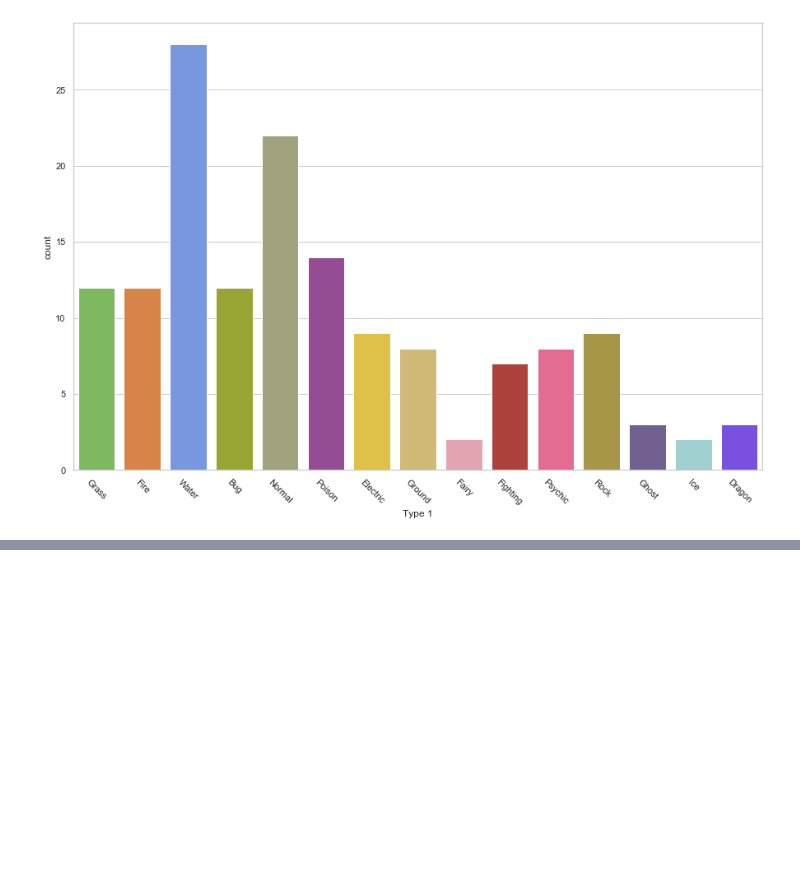
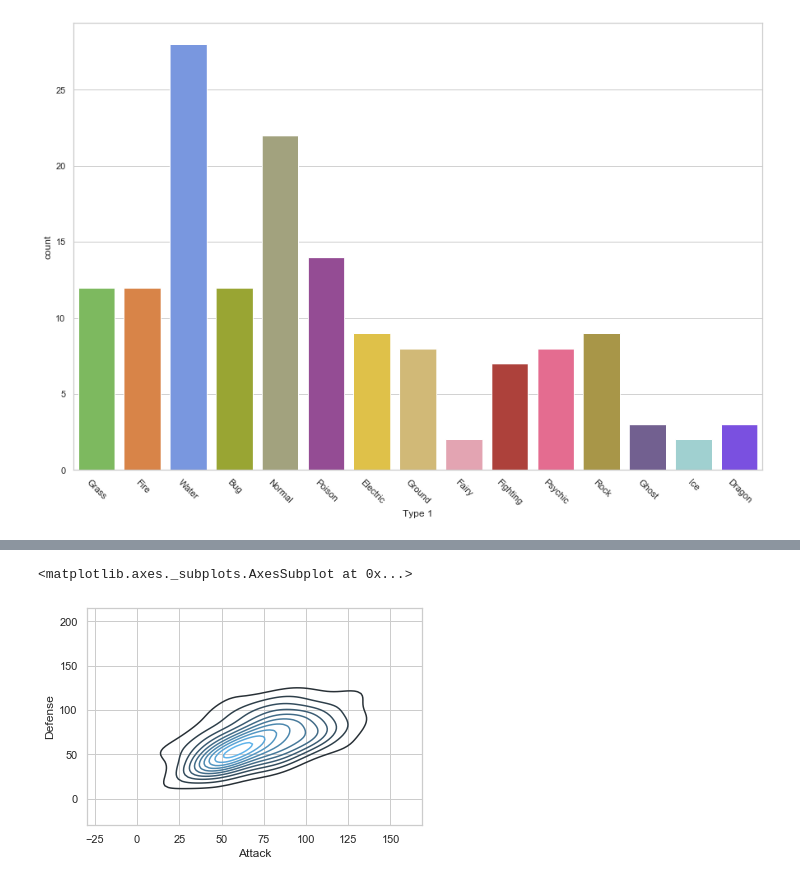
Before and after one commit to APNovichkov/pandas-datascience, a Jupyter notebook: tutorials/app_store/app_store_tutorial.ipynb, the cells around one changed output, grey strips where cells are left out. Cells and saved outputs as stored; diff of their text form; code cells hidden in the pictures; blank space fills up the shorter version.

```diff
--- a/tutorials/app_store/app_store_tutorial.ipynb
+++ b/tutorials/app_store/app_store_tutorial.ipynb
@@ -292,0 +304,5 @@ plt.xticks(rotation=-45)
+# %%
+sns.kdeplot(df.Attack, df.Defense)
+# %% [output]
+<matplotlib.axes._subplots.AxesSubplot at 0x...>
+[figure, added]
```
Also changed, not shown: parts of 2 cells of this notebook.
